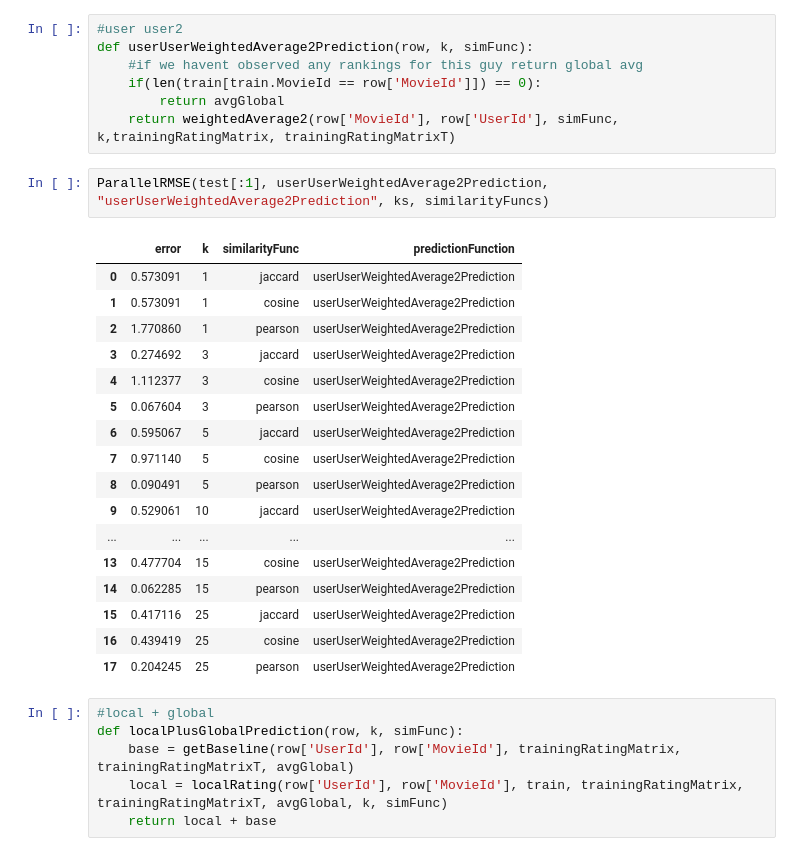
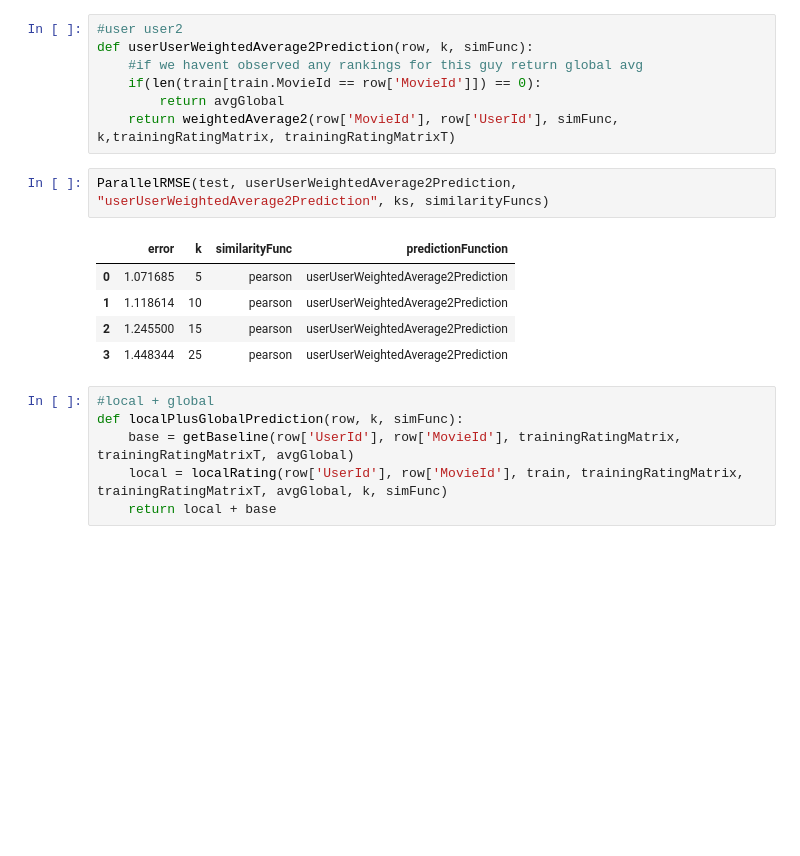
Before and after one commit to RyanChomistek/470hw3, a Jupyter notebook: homework_3.ipynb, the cells around one changed output. Saved outputs shown, nothing was run; the diff lists cells and outputs as text; blank space fills up the shorter version.

```diff
--- a/homework_3.ipynb
+++ b/homework_3.ipynb
@@ -582,25 +554,13 @@ def userUserWeightedAverage2Prediction(row, k, simFunc):
         return avgGlobal
     return weightedAverage2(row['MovieId'], row['UserId'], simFunc, k,trainingRatingMatrix, trainingRatingMatrixT)
 # %%
-ParallelRMSE(test[:1], userUserWeightedAverage2Prediction, "userUserWeightedAverage2Prediction", ks, similarityFuncs)
+ParallelRMSE(test, userUserWeightedAverage2Prediction, "userUserWeightedAverage2Prediction", ks, similarityFuncs)
 # %% [output]
 |  | error | k | similarityFunc | predictionFunction |
-| 0 | 0.573091 | 1 | jaccard | userUserWeightedAverage2Prediction |
-| 1 | 0.573091 | 1 | cosine | userUserWeightedAverage2Prediction |
-| 2 | 1.770860 | 1 | pearson | userUserWeightedAverage2Prediction |
-| 3 | 0.274692 | 3 | jaccard | userUserWeightedAverage2Prediction |
-| 4 | 1.112377 | 3 | cosine | userUserWeightedAverage2Prediction |
-| 5 | 0.067604 | 3 | pearson | userUserWeightedAverage2Prediction |
-| 6 | 0.595067 | 5 | jaccard | userUserWeightedAverage2Prediction |
-| 7 | 0.971140 | 5 | cosine | userUserWeightedAverage2Prediction |
-| 8 | 0.090491 | 5 | pearson | userUserWeightedAverage2Prediction |
-| 9 | 0.529061 | 10 | jaccard | userUserWeightedAverage2Prediction |
-| ... | ... | ... | ... | ... |
-| 13 | 0.477704 | 15 | cosine | userUserWeightedAverage2Prediction |
-| 14 | 0.062285 | 15 | pearson | userUserWeightedAverage2Prediction |
-| 15 | 0.417116 | 25 | jaccard | userUserWeightedAverage2Prediction |
-| 16 | 0.439419 | 25 | cosine | userUserWeightedAverage2Prediction |
-| 17 | 0.204245 | 25 | pearson | userUserWeightedAverage2Prediction |
+| 0 | 1.071685 | 5 | pearson | userUserWeightedAverage2Prediction |
+| 1 | 1.118614 | 10 | pearson | userUserWeightedAverage2Prediction |
+| 2 | 1.245500 | 15 | pearson | userUserWeightedAverage2Prediction |
+| 3 | 1.448344 | 25 | pearson | userUserWeightedAverage2Prediction |
 # %%
 #local + global
 def localPlusGlobalPrediction(row, k, simFunc):
```
Also changed, not shown: parts of 8 cells of this notebook.
